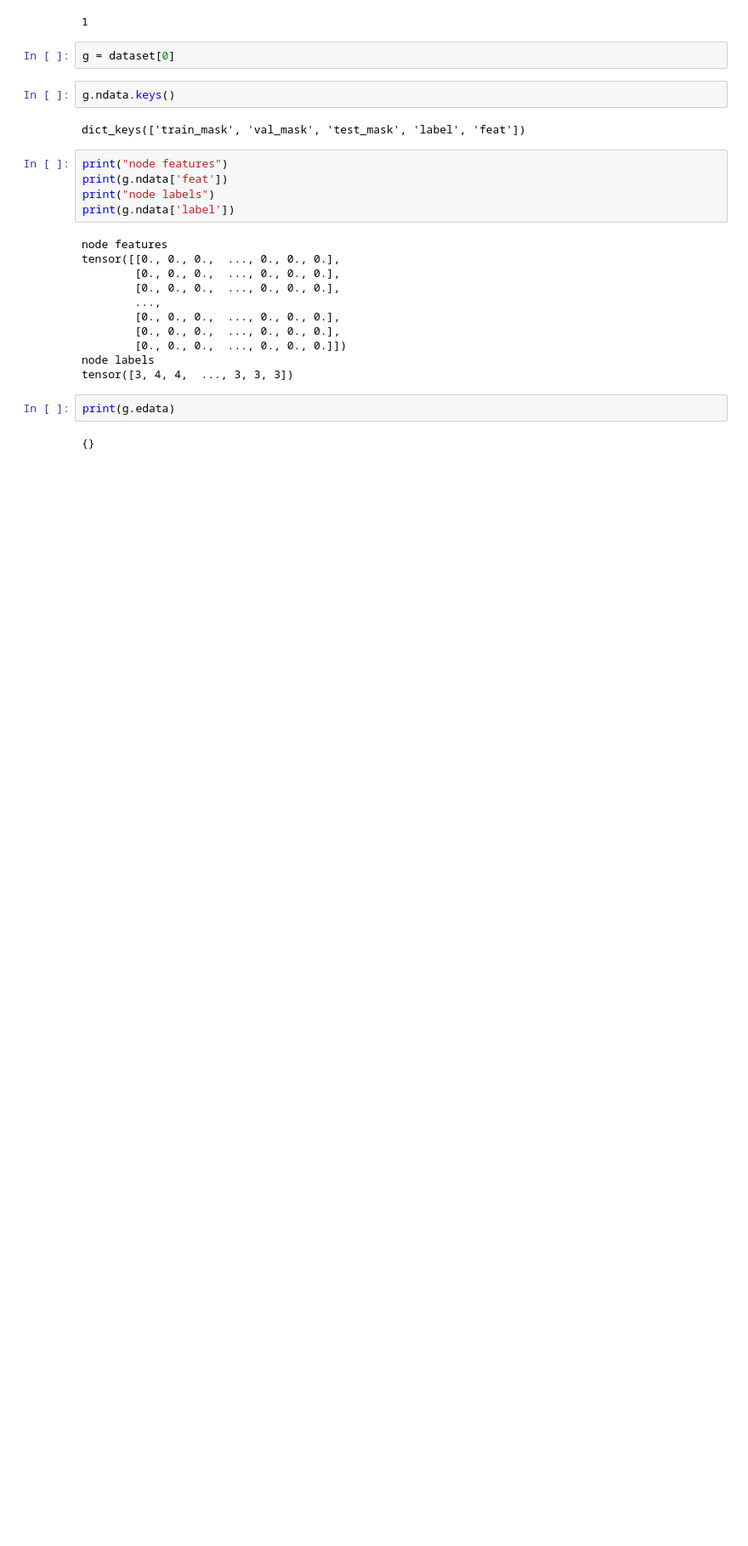
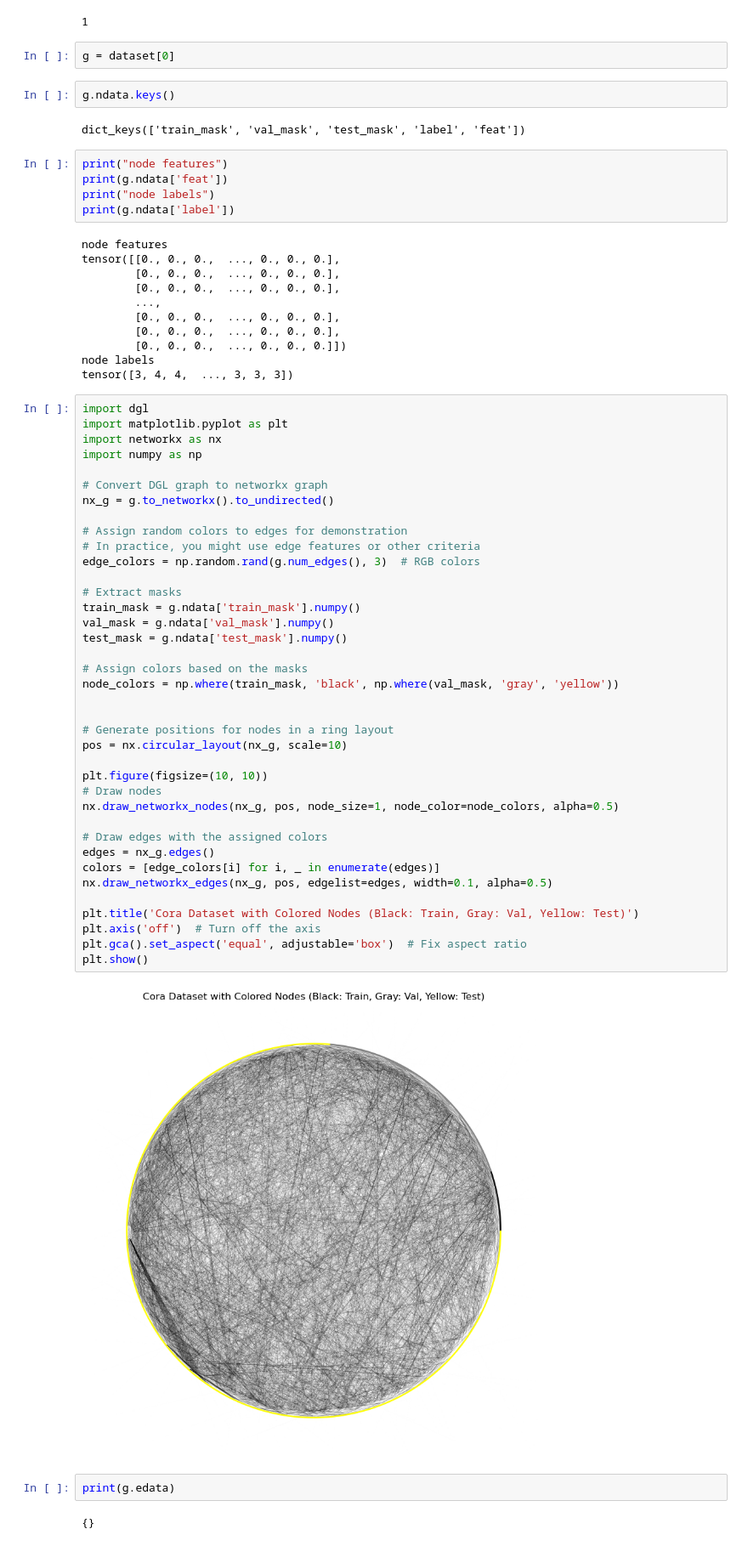
Before and after one commit to nscherf/dgl-tutorial, a Jupyter notebook: node-classification.ipynb, the cells around one changed output. Shown at 85% size. Cells and saved outputs as stored; diff of their text form; blank space fills up the shorter version.

Commit message:
add visualization of node labels and masks

```diff
--- a/node-classification.ipynb
+++ b/node-classification.ipynb
@@ -50,6 +50,46 @@ tensor([[0., 0., 0.,  ..., 0., 0., 0.],
         [0., 0., 0.,  ..., 0., 0., 0.]])
 node labels
 tensor([3, 4, 4,  ..., 3, 3, 3])
+# %%
+import dgl
+import matplotlib.pyplot as plt
+import networkx as nx
+import numpy as np
+
+# Convert DGL graph to networkx graph
+nx_g = g.to_networkx().to_undirected()
+
+# Assign random colors to edges for demonstration
+# In practice, you might use edge features or other criteria
+edge_colors = np.random.rand(g.num_edges(), 3)  # RGB colors
+
+# Extract masks
+train_mask = g.ndata['train_mask'].numpy()
+val_mask = g.ndata['val_mask'].numpy()
+test_mask = g.ndata['test_mask'].numpy()
+
+# Assign colors based on the masks
+node_colors = np.where(train_mask, 'black', np.where(val_mask, 'gray', 'yellow'))
+
+
+# Generate positions for nodes in a ring layout
+pos = nx.circular_layout(nx_g, scale=10)
+
+plt.figure(figsize=(10, 10))
+# Draw nodes
+nx.draw_networkx_nodes(nx_g, pos, node_size=1, node_color=node_colors, alpha=0.5)
+
+# Draw edges with the assigned colors
+edges = nx_g.edges()
+colors = [edge_colors[i] for i, _ in enumerate(edges)]
+nx.draw_networkx_edges(nx_g, pos, edgelist=edges, width=0.1, alpha=0.5)
+
+plt.title('Cora Dataset with Colored Nodes (Black: Train, Gray: Val, Yellow: Test)')
+plt.axis('off')  # Turn off the axis
+plt.gca().set_aspect('equal', adjustable='box')  # Fix aspect ratio
+plt.show()
+# %% [output]
+[figure, added]
 # %%
 print(g.edata)
 # %% [output]
```
Also changed, not shown: parts of 5 cells of this notebook.
